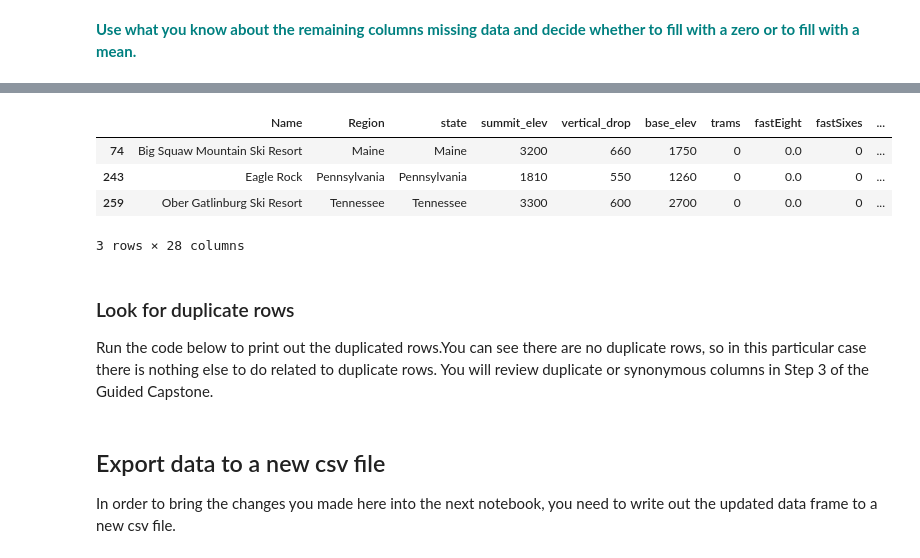
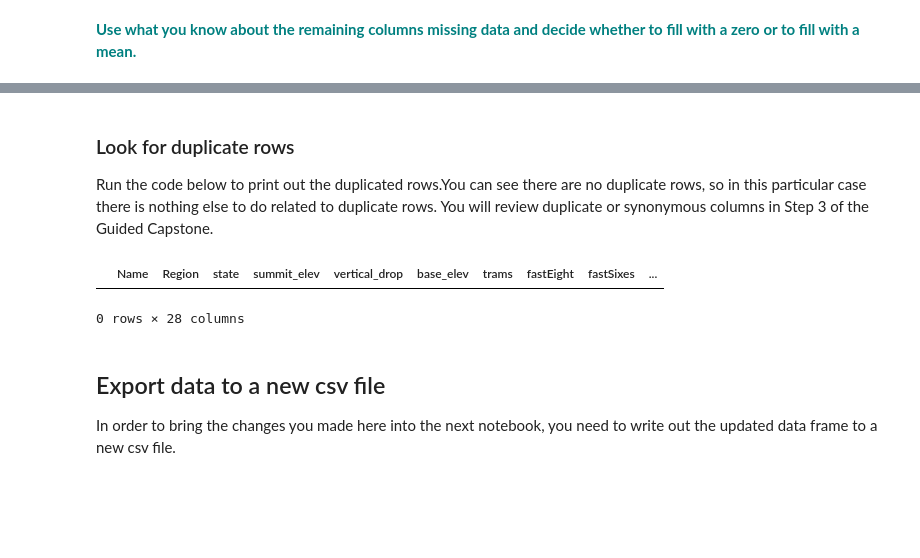
Before and after one commit to TerranceSutcliffe/Springboard, a Jupyter notebook: unit5/GuidedCapstone_Step2.ipynb, the cells around one changed output, grey strips where cells are left out. Saved outputs shown, nothing was run; the diff lists cells and outputs as text; code cells hidden in the pictures; blank space fills up the shorter version.

```diff
--- a/unit5/GuidedCapstone_Step2.ipynb
+++ b/unit5/GuidedCapstone_Step2.ipynb
@@ -380,12 +380,17 @@ Next, let's consider the ticket price columns 'AdultWeekday' & 'AdultWeekend'. Y
 pd.set_option('display.max_rows', 500)
 # %%
 # fill na with group by state and region mean
-ski_t[['AdultWeekday','AdultWeekend']] = ski_t.groupby(['state','Region'])\
-[['AdultWeekday','AdultWeekend']].transform(lambda x: x.fillna(x.mean()))
+ski_t[['AdultWeekday','AdultWeekend','averageSnowfall', 'LongestRun_mi','Runs', 'SkiableTerrain_ac']]\
+= ski_t.groupby(['state','Region'])[['AdultWeekday','AdultWeekend','averageSnowfall', 'LongestRun_mi','Runs'\
+                                     , 'SkiableTerrain_ac']]\
+.transform(lambda x: x.fillna(x.mean()))
 
 # fill any remaining NA with column mean
-adultDict = { k:v for (k,v) in zip(['AdultWeekday','AdultWeekend']\
-                                , ski_t[['AdultWeekday','AdultWeekend']].mean().values)}
+adultDict = { k:v for (k,v) in zip(['AdultWeekday','AdultWeekend','averageSnowfall'\
+                                    ,'LongestRun_mi','Runs', 'SkiableTerrain_ac']\
+                                , ski_t[['AdultWeekday','AdultWeekend','averageSnowfall'\
+                                         ,'LongestRun_mi','Runs', 'SkiableTerrain_ac']]\
+                                   .mean().values)}
 ski_t.fillna(adultDict, inplace=True)
 # %% [markdown]
 <font color='teal'> ~~**Run the cell below to replace Nan's in 'AdultWeekday' with the mean value.**~~</font>
@@ -410,13 +402,19 @@ dtype: float64
+# %%
+# get ratio of snow making to skiable
+ski_to_snow = np.nanmean(ski_t['Snow Making_ac']/ski_t.SkiableTerrain_ac)
+
+naDict = {k:v for (k,v) in zip([\
+                                'yearsOpen','TerrainParks','projectedDaysOpen'\
+                                ,'daysOpenLastYear'\
+                                ,'Snow Making_ac']\
+                                ,[0, 0, 0\
+                                  , ski_t.projectedDaysOpen\
+                                  ,(ski_t.SkiableTerrain_ac * ski_to_snow), \
+                                 ]\
+                              )}
+ski_t.fillna(naDict, inplace=True)
 # %% [markdown]
 ![image.png](embedded-picture-1)
-# %%
-ski_t[ski_t['SkiableTerrain_ac'].isna() == True]
-# %% [output]
-|  | Name | Region | state | summit_elev | vertical_drop | base_elev | trams | fastEight | fastSixes | ... |
-| 74 | Big Squaw Mountain Ski Resort | Maine | Maine | 3200 | 660 | 1750 | 0 | 0.0 | 0 | ... |
-| 243 | Eagle Rock | Pennsylvania | Pennsylvania | 1810 | 550 | 1260 | 0 | 0.0 | 0 | ... |
-| 259 | Ober Gatlinburg Ski Resort | Tennessee | Tennessee | 3300 | 600 | 2700 | 0 | 0.0 | 0 | ... |
-3 rows × 28 columns
 # %% [markdown]
 ### Look for duplicate rows
 Run the code below to print out the duplicated rows.You can see there are no duplicate rows, so in this particular case there is nothing else to do related to duplicate rows. You will review duplicate or synonymous columns in Step 3 of the Guided Capstone.
@@ -426,3 +421,9 @@ Run the code below to print out the duplicated rows.You can see there are no dup
+# %%
+duplicateRowsDF = ski_t[ski_t.duplicated()]
+duplicateRowsDF
+# %% [output]
+|  | Name | Region | state | summit_elev | vertical_drop | base_elev | trams | fastEight | fastSixes | ... |
+0 rows × 28 columns
 # %% [markdown]
 ## Export data to a new csv file
 In order to bring the changes you made here into the next notebook, you need to write out the updated data frame to a new csv file.
```
Also changed, not shown: parts of 5 cells of this notebook.
